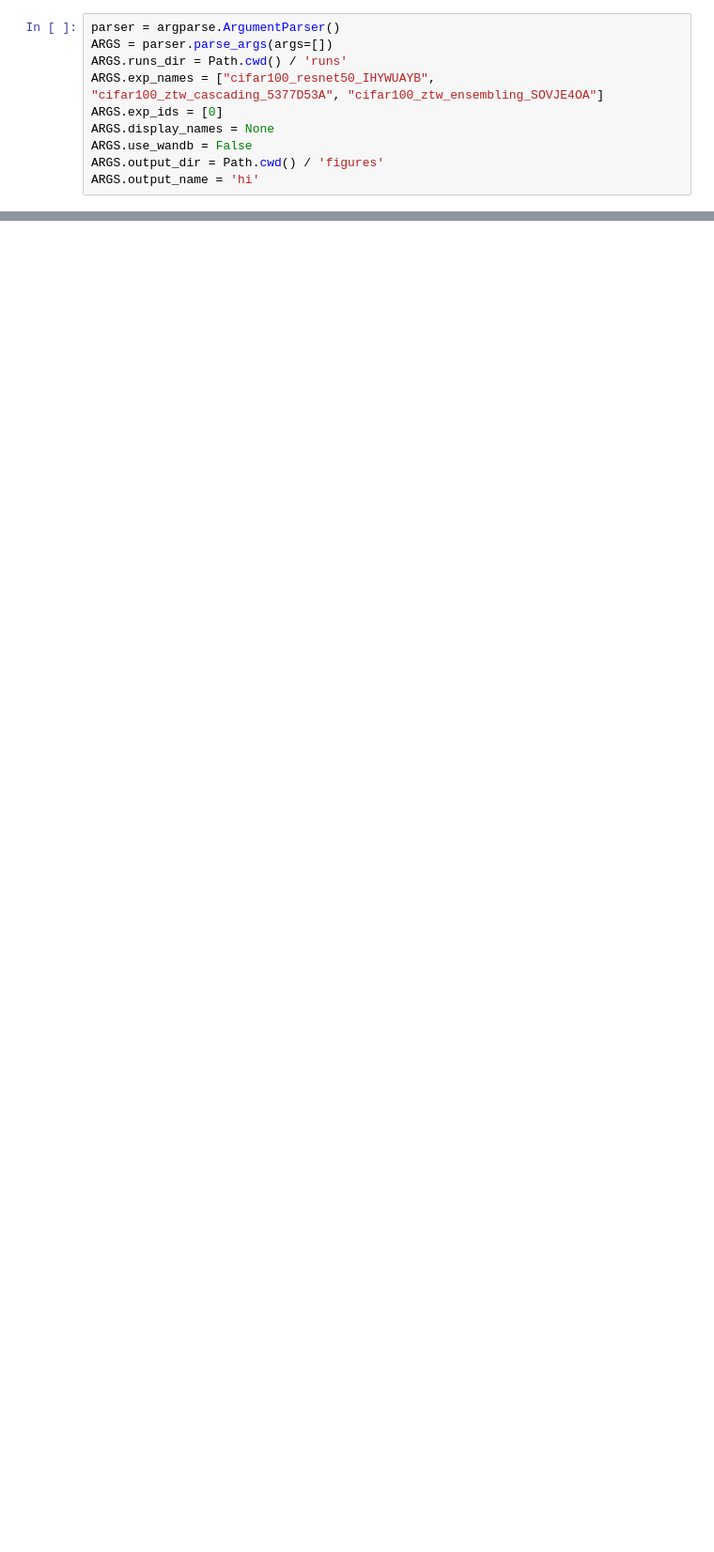
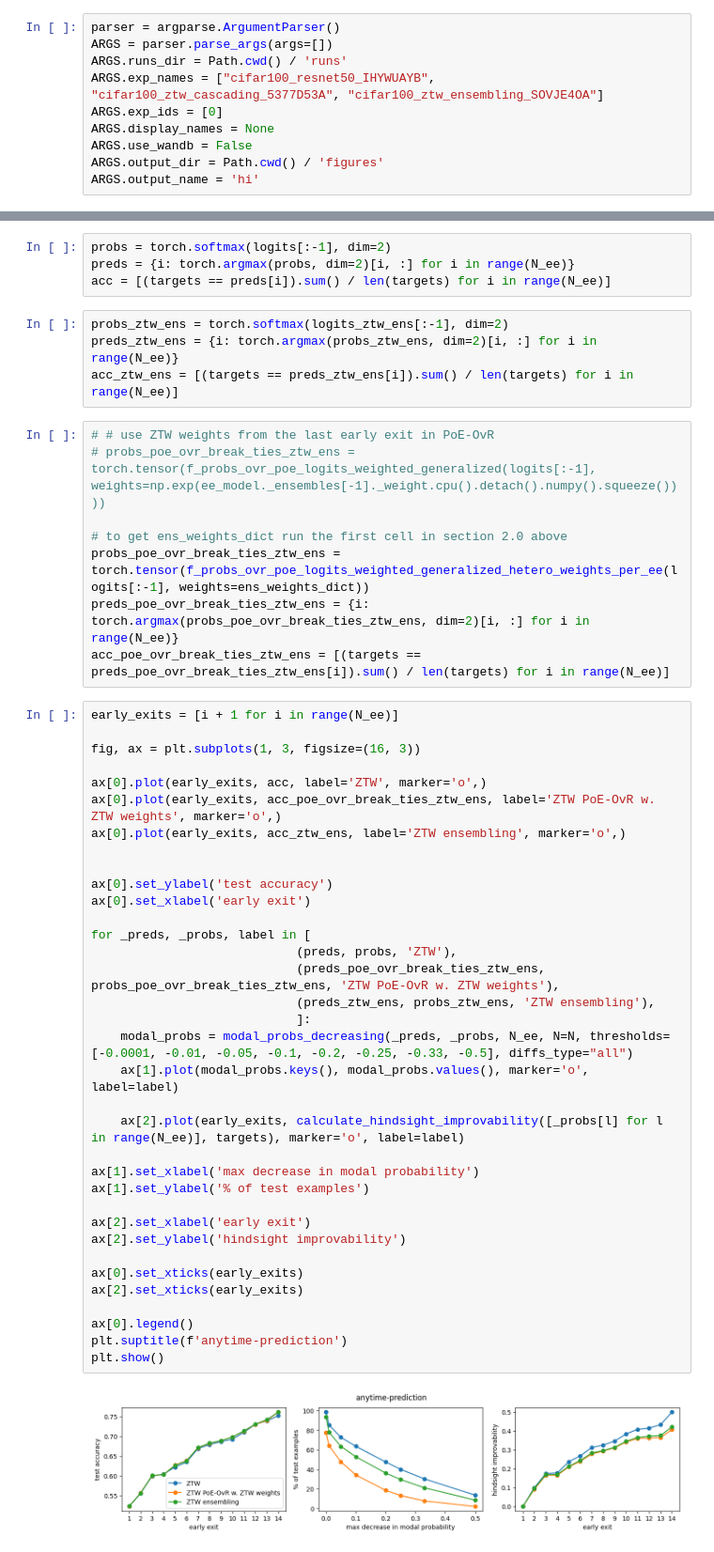
Before and after one commit to metodj/Zero-Time-Waste, a Jupyter notebook: ztw_rewrite/monotonicity.ipynb, the cells around one changed output, grey strips where cells are left out. Shown at 94% size. Saved outputs shown, nothing was run; the diff lists cells and outputs as text; blank space fills up the shorter version.

```diff
--- a/ztw_rewrite/monotonicity.ipynb
+++ b/ztw_rewrite/monotonicity.ipynb
@@ -41,0 +224,53 @@ Files already downloaded and verified
+# %%
+probs = torch.softmax(logits[:-1], dim=2)
+preds = {i: torch.argmax(probs, dim=2)[i, :] for i in range(N_ee)}
+acc = [(targets == preds[i]).sum() / len(targets) for i in range(N_ee)]
+# %%
+probs_ztw_ens = torch.softmax(logits_ztw_ens[:-1], dim=2)
+preds_ztw_ens = {i: torch.argmax(probs_ztw_ens, dim=2)[i, :] for i in range(N_ee)}
+acc_ztw_ens = [(targets == preds_ztw_ens[i]).sum() / len(targets) for i in range(N_ee)]
+# %%
+# # use ZTW weights from the last early exit in PoE-OvR
+# probs_poe_ovr_break_ties_ztw_ens = torch.tensor(f_probs_ovr_poe_logits_weighted_generalized(logits[:-1], weights=np.exp(ee_model._ensembles[-1]._weight.cpu().detach().numpy().squeeze())))
+
+# to get ens_weights_dict run the first cell in section 2.0 above
+probs_poe_ovr_break_ties_ztw_ens = torch.tensor(f_probs_ovr_poe_logits_weighted_generalized_hetero_weights_per_ee(logits[:-1], weights=ens_weights_dict))
+preds_poe_ovr_break_ties_ztw_ens = {i: torch.argmax(probs_poe_ovr_break_ties_ztw_ens, dim=2)[i, :] for i in range(N_ee)}
+acc_poe_ovr_break_ties_ztw_ens = [(targets == preds_poe_ovr_break_ties_ztw_ens[i]).sum() / len(targets) for i in range(N_ee)]
+# %%
+early_exits = [i + 1 for i in range(N_ee)]
+
+fig, ax = plt.subplots(1, 3, figsize=(16, 3))
+
+ax[0].plot(early_exits, acc, label='ZTW', marker='o',)
+ax[0].plot(early_exits, acc_poe_ovr_break_ties_ztw_ens, label='ZTW PoE-OvR w. ZTW weights', marker='o',)
+ax[0].plot(early_exits, acc_ztw_ens, label='ZTW ensembling', marker='o',)
+
+
+ax[0].set_ylabel('test accuracy')
+ax[0].set_xlabel('early exit')
+
+for _preds, _probs, label in [
+                            (preds, probs, 'ZTW'),
+                            (preds_poe_ovr_break_ties_ztw_ens, probs_poe_ovr_break_ties_ztw_ens, 'ZTW PoE-OvR w. ZTW weights'),
+                            (preds_ztw_ens, probs_ztw_ens, 'ZTW ensembling'),
+                            ]:
+    modal_probs = modal_probs_decreasing(_preds, _probs, N_ee, N=N, thresholds=[-0.0001, -0.01, -0.05, -0.1, -0.2, -0.25, -0.33, -0.5], diffs_type="all")
+    ax[1].plot(modal_probs.keys(), modal_probs.values(), marker='o', label=label)
+
+    ax[2].plot(early_exits, calculate_hindsight_improvability([_probs[l] for l in range(N_ee)], targets), marker='o', label=label)
+
+ax[1].set_xlabel('max decrease in modal probability')
+ax[1].set_ylabel('% of test examples')
+
+ax[2].set_xlabel('early exit')
+ax[2].set_ylabel('hindsight improvability')
+
+ax[0].set_xticks(early_exits)
+ax[2].set_xticks(early_exits)
+
+ax[0].legend()
+plt.suptitle(f'anytime-prediction')
+plt.show()
+# %% [output]
+[figure, added]
```
Also changed, not shown: parts of 29 cells of this notebook, 2 other files.
